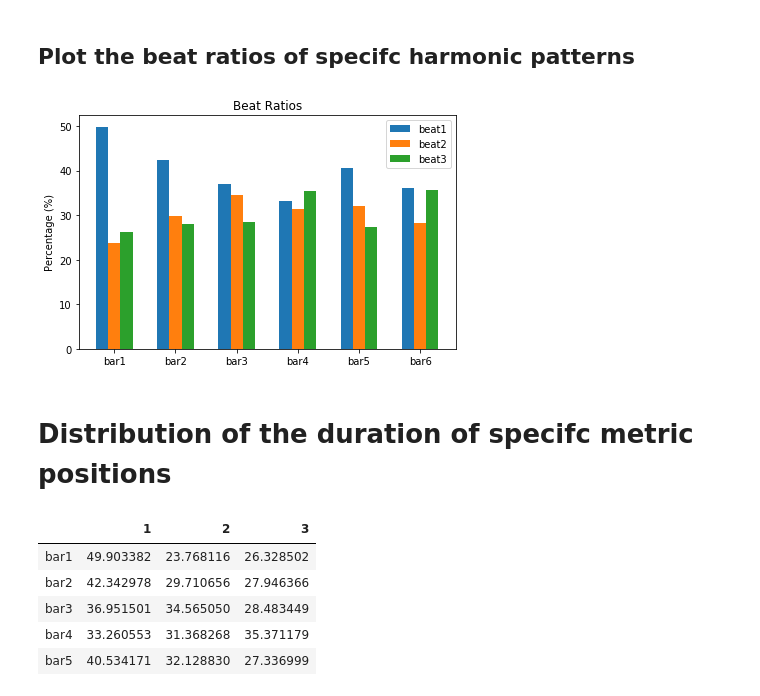
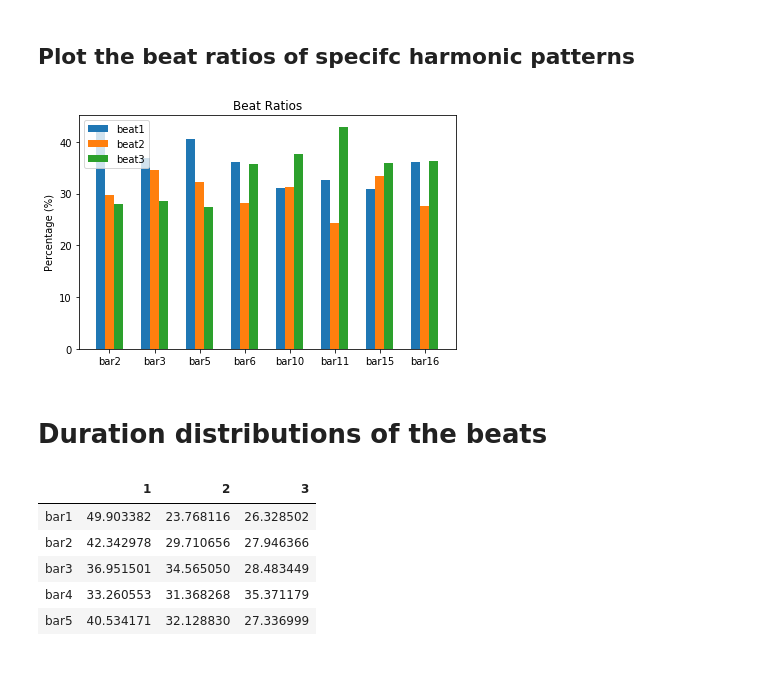
Before and after one commit to aleksati/hardanger-fiddle-performance-analysis, a Jupyter notebook: src/code/python/track-data-plotting.ipynb, the cells around one changed output. Saved outputs shown, nothing was run; the diff lists cells and outputs as text; code cells hidden in the pictures; blank space fills up the shorter version.

```diff
--- a/src/code/python/track-data-plotting.ipynb
+++ b/src/code/python/track-data-plotting.ipynb
@@ -111,11 +111,11 @@ harmonic_pattern = [1, 3, 4, 6]
 harmonic_pattern2 = [1, 1, 4, 4, 7, 7, 12, 12]
 harmonic_pattern3 = [2, 3, 5, 6, 10, 11, 15, 16]
 # %%
-fig1 = plotting_harm_pattr_beat(harmonic_pattern)
+fig1 = plotting_harm_pattr_beat(harmonic_pattern3)
 # %% [output]
-[figure, old version]
+[figure, new version]
-# %% [markdown]
-# Distribution of the duration of specifc metric positions
+# %% [markdown]
+# Duration distributions of the beats
 # %%
 color_dict = {1 : '#FF0000', 2 : '#0000FF', 3: "#000000"}
 df_dict = pd.DataFrame.from_dict(key_dict, orient="index", columns=[1, 2, 3])
```
Also changed, not shown: parts of 4 cells of this notebook, 11 other files.
